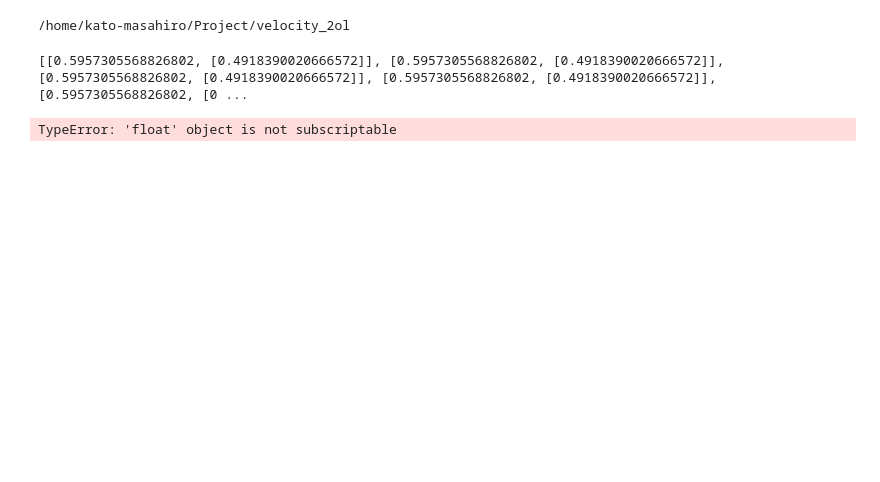
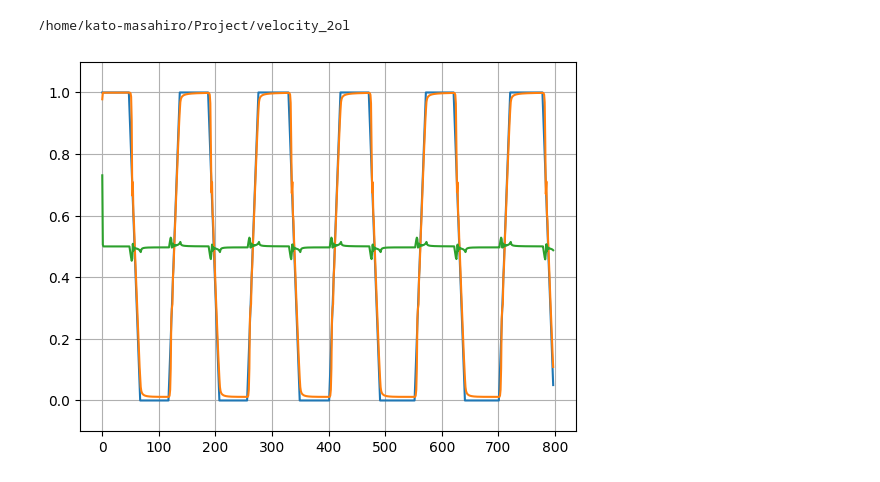
Before and after one commit to kato-mahiro/velocity_2ol, a Jupyter notebook: check_history.ipynb, the cells around one changed output. Cells and saved outputs as stored; diff of their text form; code cells hidden in the pictures; blank space fills up the shorter version.

```diff
--- a/check_history.ipynb
+++ b/check_history.ipynb
@@ -22,25 +22,26 @@ from modneat import visualize
 # %% [output]
 /home/kato-masahiro/Project/velocity_2ol
 # %%
-p = modneat.Checkpointer.restore_checkpoint('./results/velocity_task.velocity_task_1_ModExHebbFFN_0/checkpoints/checkpoint-499')
+p = modneat.Checkpointer.restore_checkpoint('./results/velocity_task.velocity_task_N_ModExHebbFFN_960/checkpoints/checkpoint-3999')
 # %%
 population_list = list(p.population.values())
 population_list = sorted(population_list, key=attrgetter('fitness'))
 best_individual = population_list[-1]
 # %%
-print(best_individual.history)
+#print(best_individual.history)
 
 for loop_list in best_individual.history:
     target_list = [d['target'] for d in loop_list]
     output_list = [d['output'][0] for d in loop_list]
-    xlabel = [n for n in range(100)]
+    input_list = [d['input'] for d in loop_list]
+    xlabel = [n for n in range(len(input_list))]
     #print(target_list)
     #print(output_list)
     plt.plot(xlabel, target_list)
     plt.plot(xlabel, output_list)
-    plt.ylim(0,1.0)
+    plt.plot(xlabel, input_list)
+    plt.ylim(-0.1,1.1)
     plt.grid()
     plt.show()
 # %% [output]
-[[0.5957305568826802, [0.4918390020666572]], [0.5957305568826802, [0.4918390020666572]], [0.5957305568826802, [0.4918390020666572]], [0.5957305568826802, [0.4918390020666572]], [0.5957305568826802, [0 ...
-TypeError: 'float' object is not subscriptable
+[figure, added]
```
Also changed, not shown: parts of 1 cell of this notebook.
